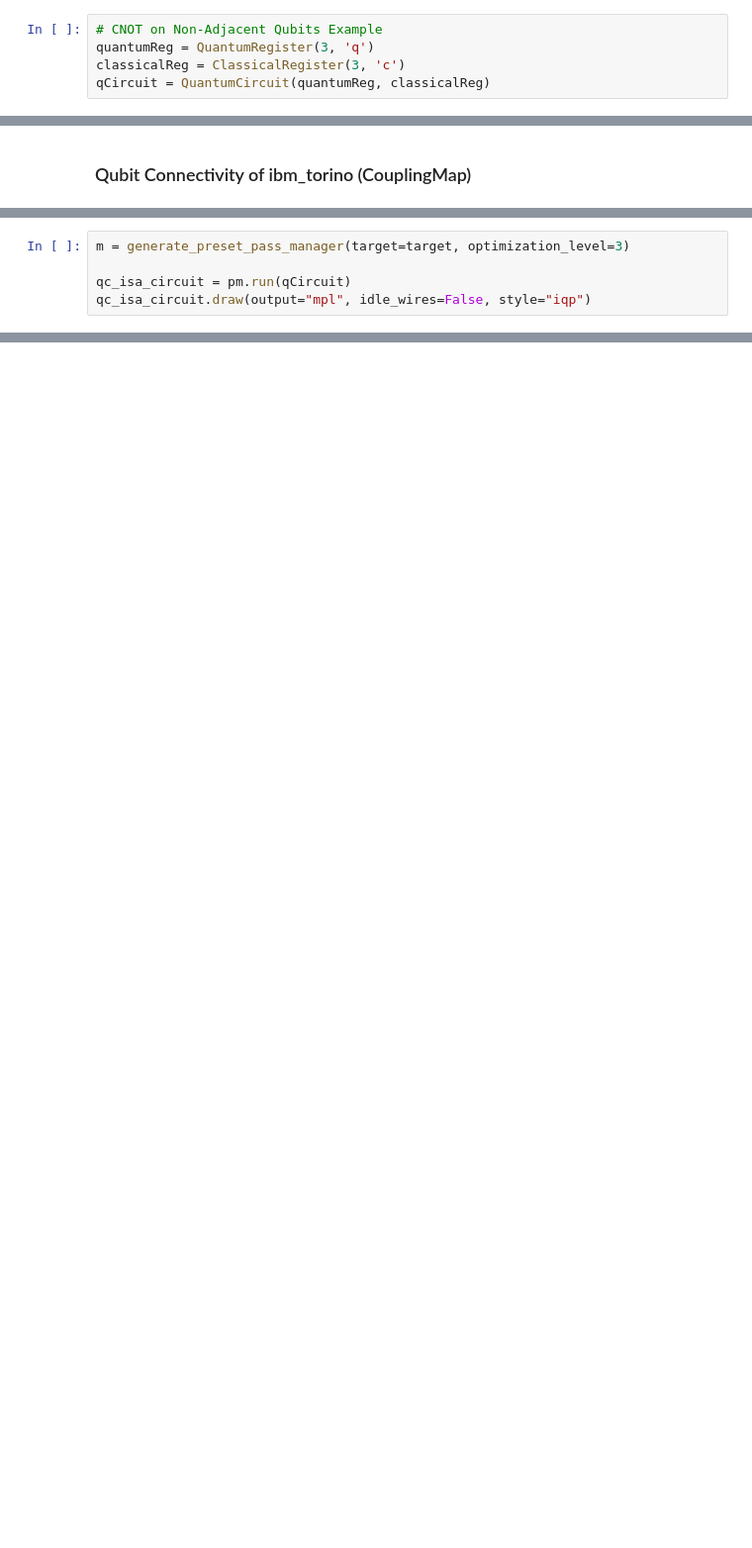
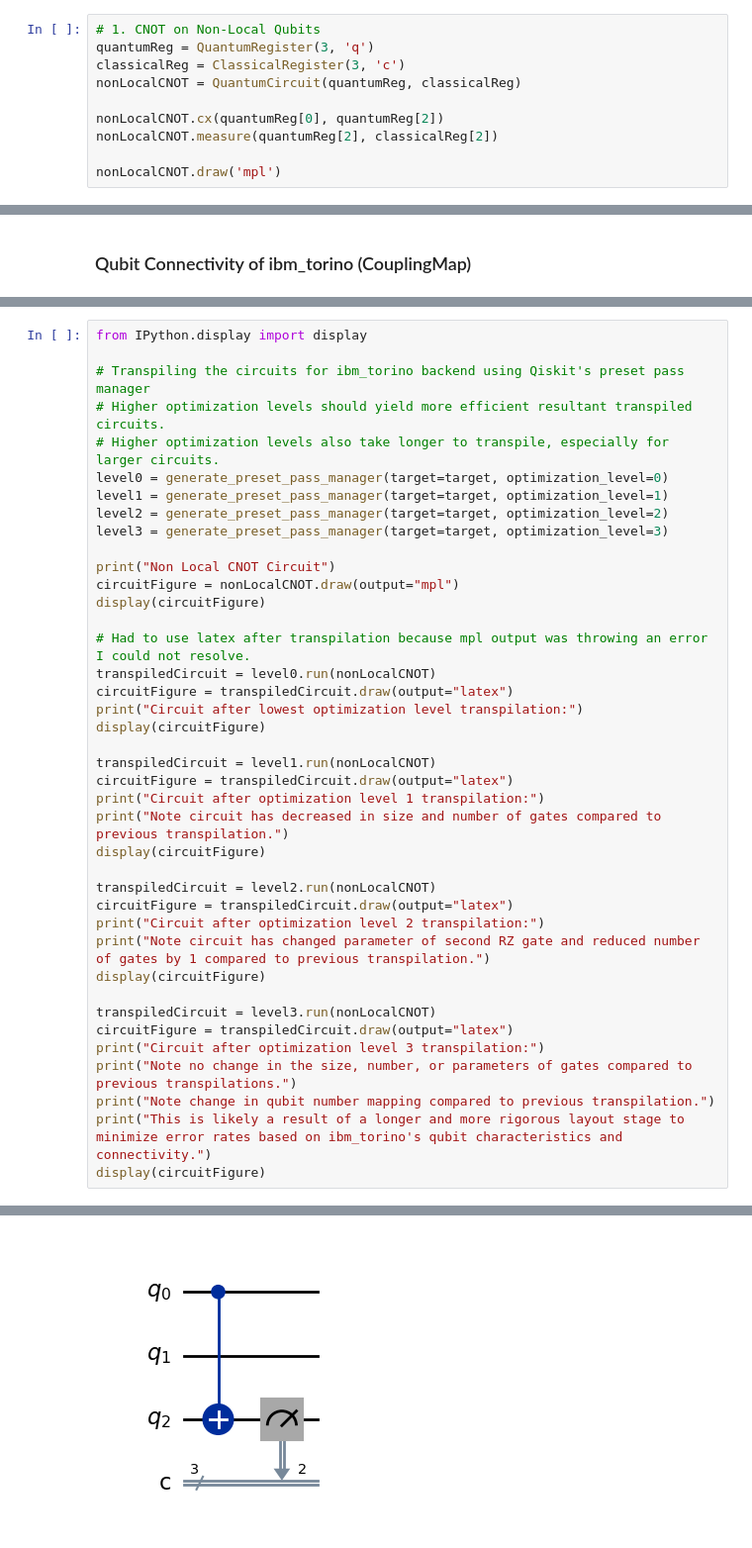
Before and after one commit to MrawesomeTech28/WQCC-Fall-Fest-2025-Exploration-of-Quantum-Circuit-Transpilation, a Jupyter notebook: TranspilerExplore.ipynb, the cells around one changed output, grey strips where cells are left out. Shown at 99% size. Saved outputs shown, nothing was run; the diff lists cells and outputs as text; blank space fills up the shorter version.

```diff
--- a/TranspilerExplore.ipynb
+++ b/TranspilerExplore.ipynb
@@ -20,5 +51,10 @@ from qiskit.visualization import plot_histogram
 # %%
-# CNOT on Non-Adjacent Qubits Example
+# 1. CNOT on Non-Local Qubits
 quantumReg = QuantumRegister(3, 'q')
 classicalReg = ClassicalRegister(3, 'c')
-qCircuit = QuantumCircuit(quantumReg, classicalReg)
+nonLocalCNOT = QuantumCircuit(quantumReg, classicalReg)
+
+nonLocalCNOT.cx(quantumReg[0], quantumReg[2])
+nonLocalCNOT.measure(quantumReg[2], classicalReg[2])
+
+nonLocalCNOT.draw('mpl')
@@ -107,6 +164,41 @@ ibm_torino
 # %%
-m = generate_preset_pass_manager(target=target, optimization_level=3)
+from IPython.display import display
 
-qc_isa_circuit = pm.run(qCircuit)
-qc_isa_circuit.draw(output="mpl", idle_wires=False, style="iqp")
+# Transpiling the circuits for ibm_torino backend using Qiskit's preset pass manager
+# Higher optimization levels should yield more efficient resultant transpiled circuits.
+# Higher optimization levels also take longer to transpile, especially for larger circuits.
+level0 = generate_preset_pass_manager(target=target, optimization_level=0)
+level1 = generate_preset_pass_manager(target=target, optimization_level=1)
+level2 = generate_preset_pass_manager(target=target, optimization_level=2)
+level3 = generate_preset_pass_manager(target=target, optimization_level=3)
+
+print("Non Local CNOT Circuit")
+circuitFigure = nonLocalCNOT.draw(output="mpl")
+display(circuitFigure)
+
+# Had to use latex after transpilation because mpl output was throwing an error I could not resolve.
+transpiledCircuit = level0.run(nonLocalCNOT)
+circuitFigure = transpiledCircuit.draw(output="latex")
+print("Circuit after lowest optimization level transpilation:")
+display(circuitFigure)
+
+transpiledCircuit = level1.run(nonLocalCNOT)
+circuitFigure = transpiledCircuit.draw(output="latex")
+print("Circuit after optimization level 1 transpilation:")
+print("Note circuit has decreased in size and number of gates compared to previous transpilation.")
+display(circuitFigure)
+
+transpiledCircuit = level2.run(nonLocalCNOT)
+circuitFigure = transpiledCircuit.draw(output="latex")
+print("Circuit after optimization level 2 transpilation:")
+print("Note circuit has changed parameter of second RZ gate and reduced number of gates by 1 compared to previous transpilation.")
+display(circuitFigure)
+
+transpiledCircuit = level3.run(nonLocalCNOT)
+circuitFigure = transpiledCircuit.draw(output="latex")
+print("Circuit after optimization level 3 transpilation:")
+print("Note no change in the size, number, or parameters of gates compared to previous transpilations.")
+print("Note change in qubit number mapping compared to previous transpilation.")
+print("This is likely a result of a longer and more rigorous layout stage to minimize error rates based on ibm_torino's qubit characteristics and connectivity.")
+display(circuitFigure)
 # %% [output]
@@ -113 +206 @@ qc_isa_circuit.draw(output="mpl", idle_wires=False, style="iqp")
-[figure, old version]
+[figure, new version]
```
Also changed, not shown: parts of 19 cells of this notebook, 15 other files.
